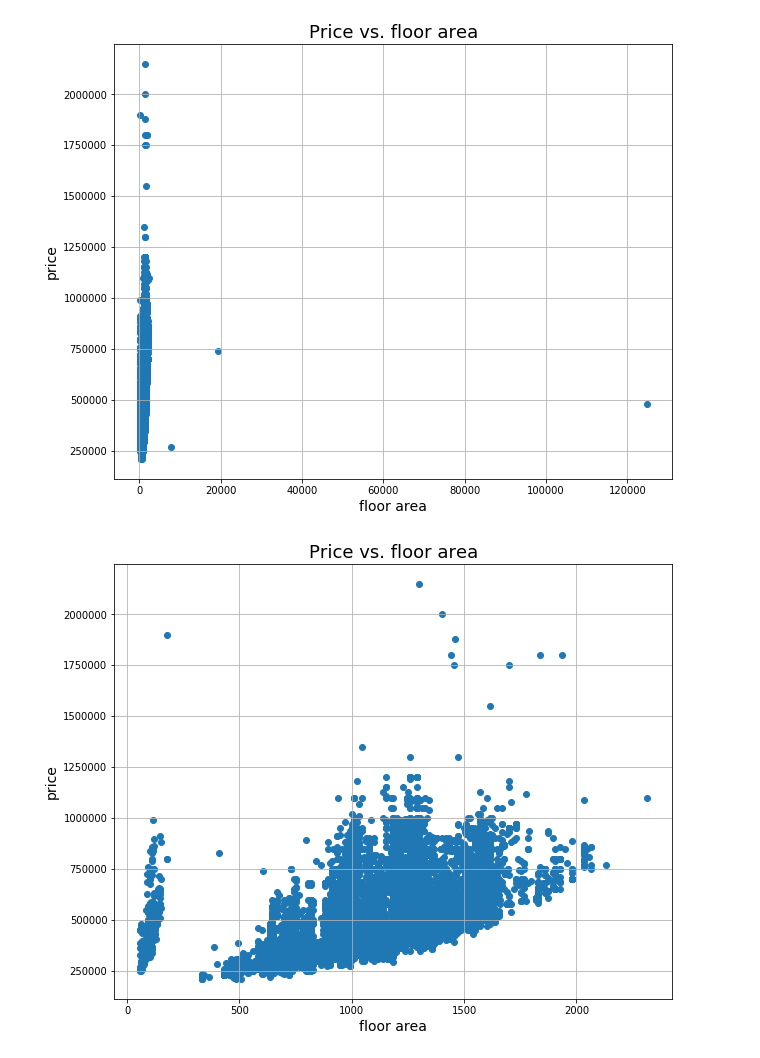
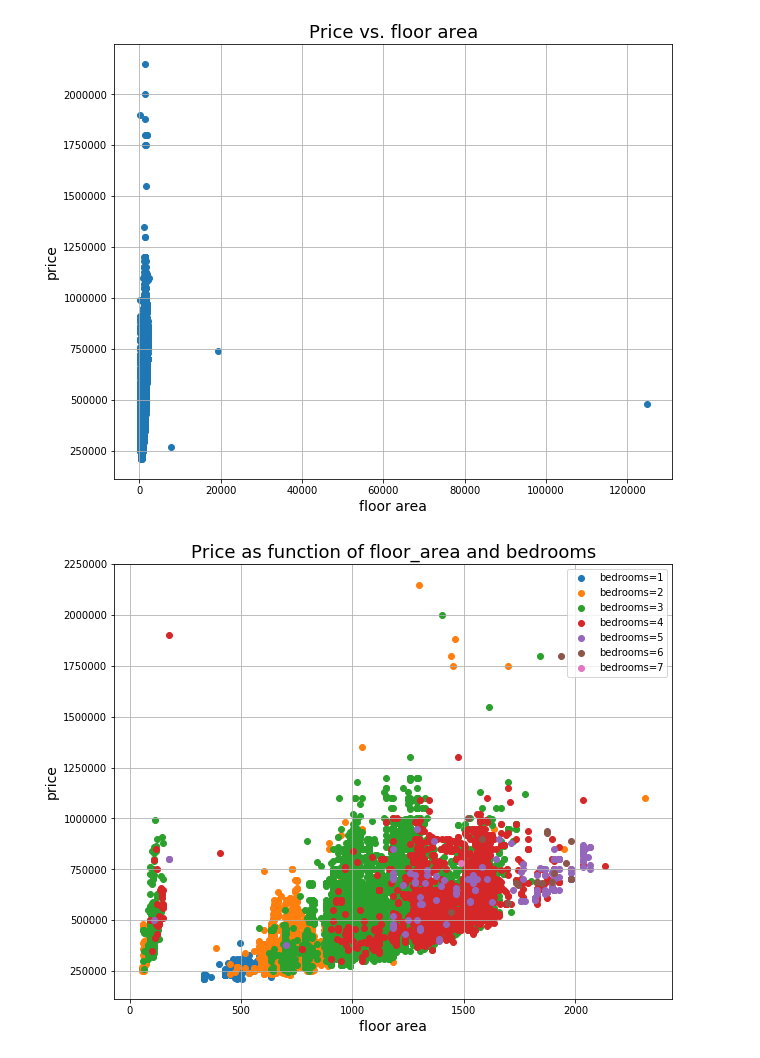
Before and after one commit to mjcarleb/summer_2020, a Jupyter notebook: hw1/problem1.ipynb, the cells around one changed output. Drawn from its saved outputs; the diff is of its cells as text; code cells hidden in the pictures.

```diff
--- a/hw1/problem1.ipynb
+++ b/hw1/problem1.ipynb
@@ -43,20 +41,24 @@ plt.show()
 # %%
 # Drop observations with floor area > 7500
 idx = np.where(floor_area > 7500)
 floor_area = np.delete(floor_area, idx)
 bedrooms = np.delete(bedrooms, idx)
 price = np.delete(price, idx)
+
+# Look again
+fig, ax = plt.subplots(1, 1, figsize=(10,8))
+ax.set_title("Price as function of floor_area and bedrooms", fontsize=18)
+ax.set_xlabel("floor area", fontsize=14)
+ax.set_ylabel("price", fontsize=14)
+for bedroom in range(1,8):
+    idx = np.where(bedrooms == bedroom)
+    ax.scatter(floor_area[idx], price[idx], label=f"bedrooms={bedroom}")
+
+ax.grid(True)
+ax.legend()
+plt.show()
+# %% [output]
+[figure, added]
-# %%
-# Look again
-fig, ax = plt.subplots(1, 1, figsize=(10,8))
-ax.set_title("Price vs. floor area", fontsize=18)
-ax.set_xlabel("floor area", fontsize=14)
-ax.set_ylabel("price", fontsize=14)
-ax.scatter(floor_area, price)
-ax.grid(True)
-plt.show()
-# %% [output]
-[figure, removed]
 # %%
 # Put data into X & y numpy arrays and scale
 scaler = StandardScaler()
```
Also changed, not shown: parts of 6 cells of this notebook, 1 other file.
